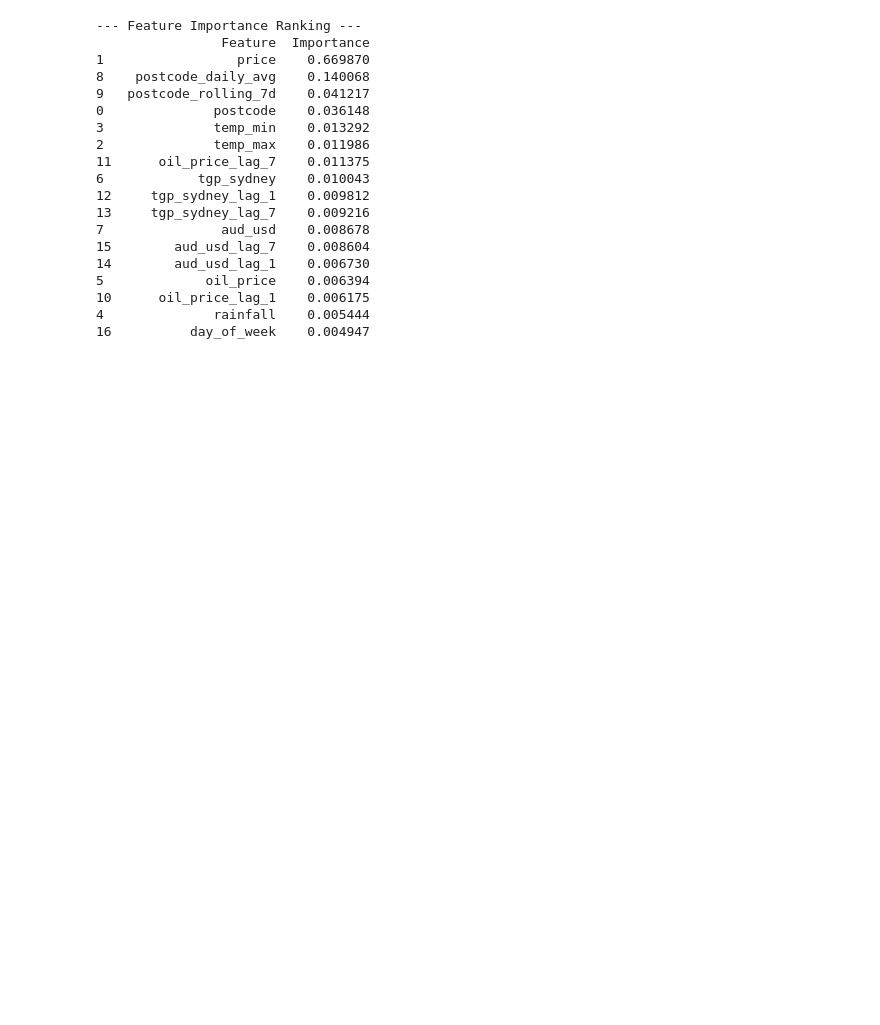
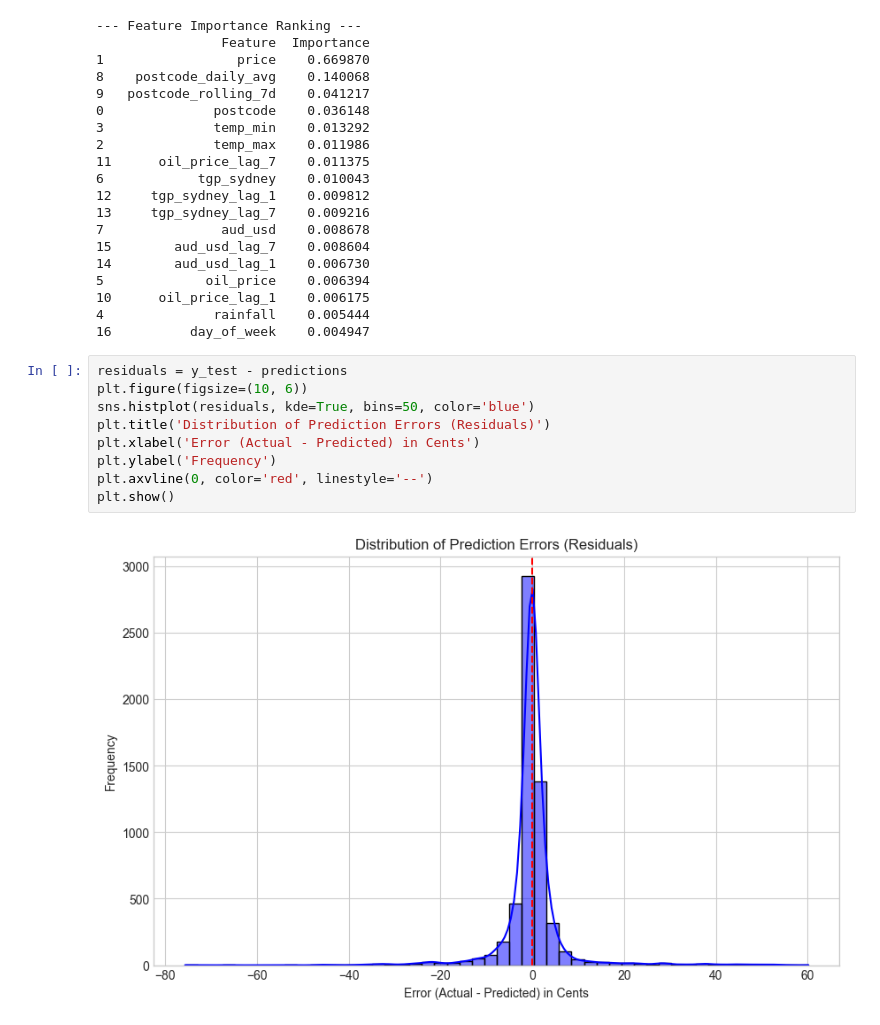
Before and after one commit to tim-fan1/engg2112, a Jupyter notebook: main.ipynb, the cells around one changed output. Drawn from its saved outputs; the diff is of its cells as text; blank space fills up the shorter version.

Commit message:
visualisations; though what is the prediction error graph?

```diff
--- a/main.ipynb
+++ b/main.ipynb
@@ -107,3 +107,14 @@ print(feature_importance_df)
 10      oil_price_lag_1    0.006175
 4              rainfall    0.005444
 16          day_of_week    0.004947
+# %%
+residuals = y_test - predictions
+plt.figure(figsize=(10, 6))
+sns.histplot(residuals, kde=True, bins=50, color='blue')
+plt.title('Distribution of Prediction Errors (Residuals)')
+plt.xlabel('Error (Actual - Predicted) in Cents')
+plt.ylabel('Frequency')
+plt.axvline(0, color='red', linestyle='--')
+plt.show()
+# %% [output]
+[figure, added]
```
Also changed, not shown: parts of 6 cells of this notebook.
